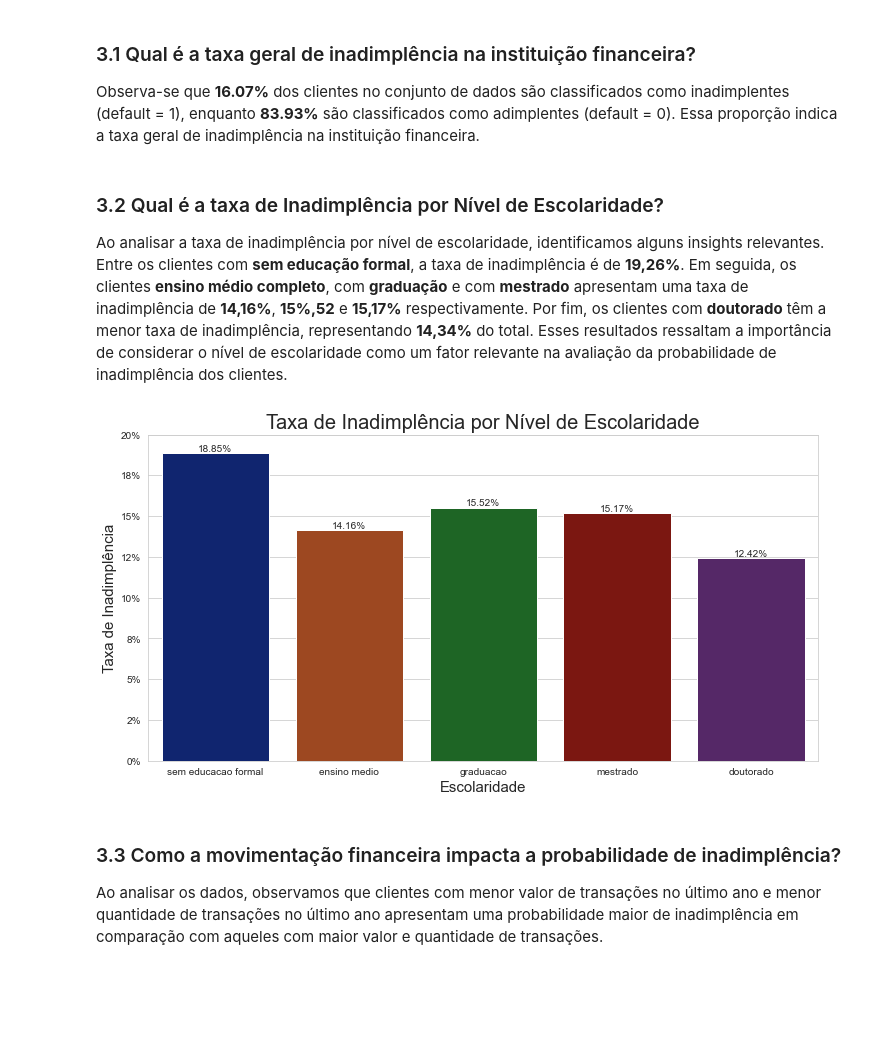
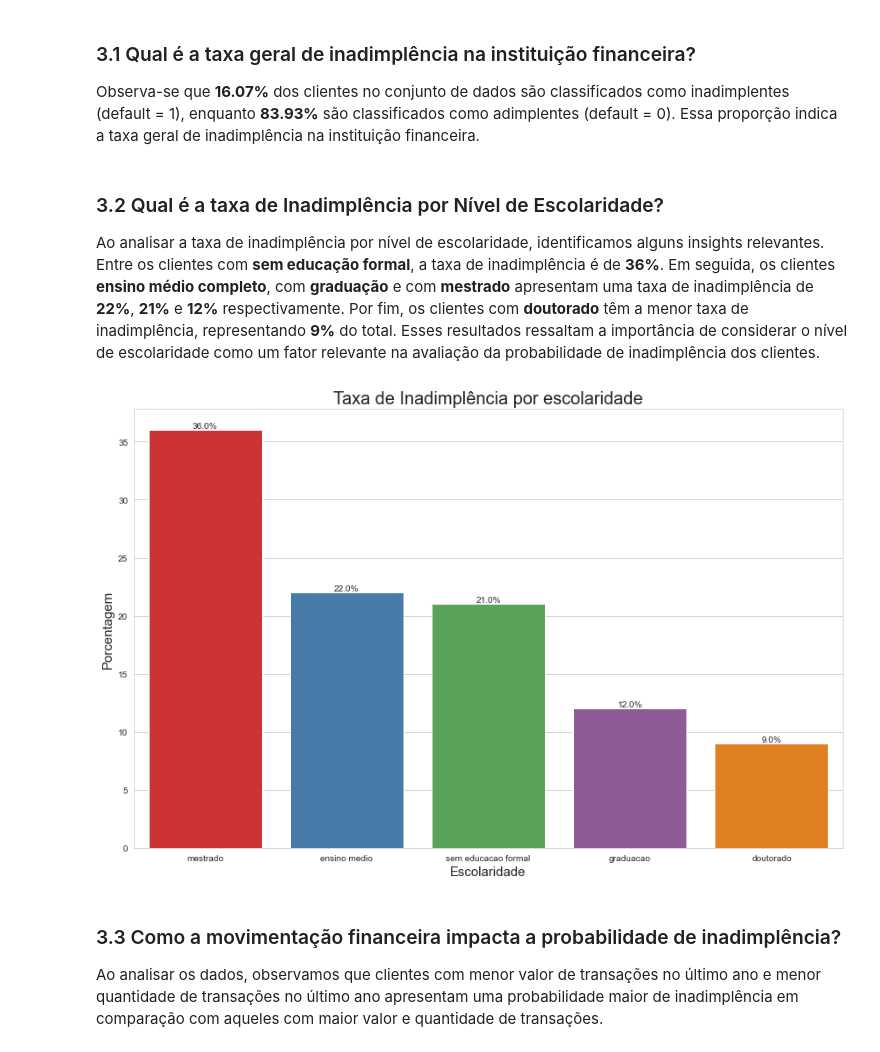
Before and after one commit to fsemeneze/Analise-de-clientes-inadimplentes, a Jupyter notebook: Projeto/analise_de_clientes.ipynb, the cells around one changed output. Cells and saved outputs as stored; diff of their text form; code cells hidden in the pictures; blank space fills up the shorter version.

Commit message:
correção nos graficos de porcentagem de inadimplentes

```diff
--- a/Projeto/analise_de_clientes.ipynb
+++ b/Projeto/analise_de_clientes.ipynb
@@ -544,27 +544,28 @@ figura.show()
 Observa-se que **16.07%** dos clientes no conjunto de dados são classificados como inadimplentes (default = 1), enquanto **83.93%** são classificados como adimplentes (default = 0). Essa proporção indica a taxa geral de inadimplência na instituição financeira.
 # %% [markdown]
 ### 3.2 Qual é a taxa de Inadimplência por Nível de Escolaridade?
-Ao analisar a taxa de inadimplência por nível de escolaridade, identificamos alguns insights relevantes. Entre os clientes com **sem educação formal**, a taxa de inadimplência é de **19,26%**. Em seguida, os clientes **ensino médio completo**, com **graduação** e com **mestrado** apresentam uma taxa de inadimplência de **14,16%**, **15%,52** e **15,17%** respectivamente. Por fim, os clientes com **doutorado** têm a menor taxa de inadimplência, representando **14,34%** do total. Esses resultados ressaltam a importância de considerar o nível de escolaridade como um fator relevante na avaliação da probabilidade de inadimplência dos clientes.
+Ao analisar a taxa de inadimplência por nível de escolaridade, identificamos alguns insights relevantes. Entre os clientes com **sem educação formal**, a taxa de inadimplência é de **36%**. Em seguida, os clientes **ensino médio completo**, com **graduação** e com **mestrado** apresentam uma taxa de inadimplência de **22%**, **21%** e **12%** respectivamente. Por fim, os clientes com **doutorado** têm a menor taxa de inadimplência, representando **9%** do total. Esses resultados ressaltam a importância de considerar o nível de escolaridade como um fator relevante na avaliação da probabilidade de inadimplência dos clientes.
 # %%
-plt.figure(figsize=(12, 6))
-ordem_escolaridade = ['sem educacao formal', 'ensino medio', 'graduacao', 'mestrado', 'doutorado']
-ax = sns.barplot(x='escolaridade', y='default', data=df_clientes, order=ordem_escolaridade, ci=None, palette ="dark")
-cores = sns.color_palette("pastel", len(ordem_escolaridade))
-sns.set_palette(cores)
-plt.xlabel("Escolaridade", fontsize = 15)
-plt.ylabel("Taxa de Inadimplência", fontsize = 15)
-plt.title("Taxa de Inadimplência por Nível de Escolaridade", fontsize = 20)
+porcentagens_escolaridade = df_clientes_inadimplente['escolaridade'].value_counts(normalize=True).round(2) * 100
 
-ax.set_yticks(ax.get_yticks())
-ax.set_yticklabels(['{:.0%}'.format(x) for x in ax.get_yticks()])
+sns.set_palette("Set1")
+plt.figure(figsize=(12, 8))
+ax = sns.barplot(x=porcentagens_escolaridade.index, y=porcentagens_escolaridade.values)
+plt.xlabel('Escolaridade', fontsize = 15)
+plt.ylabel('Porcentagem', fontsize = 15)
+plt.title('Taxa de Inadimplência por escolaridade', fontsize = 20)
+plt.xticks(rotation=0)
+plt.tight_layout()
 
-for p in ax.patches:
-    height = p.get_height()
-    ax.annotate(f'{height:.2%}', (p.get_x() + p.get_width() / 2, height), ha='center', va='bottom')
-
+for i in ax.patches:
+    height = i.get_height()
+    ax.annotate(f'{height}%',
+                (i.get_x() + i.get_width() / 2, height),
+                ha='center',
+                va='bottom')
 plt.show()
 # %% [output]
-[figure, old version]
+[figure, new version]
 # %% [markdown]
 ### 3.3 Como a movimentação financeira impacta a probabilidade de inadimplência?
 Ao analisar os dados, observamos que clientes com menor valor de transações no último ano e menor quantidade de transações no último ano apresentam uma probabilidade maior de inadimplência em comparação com aqueles com maior valor e quantidade de transações.
```
Also changed, not shown: parts of 1 cell of this notebook.
